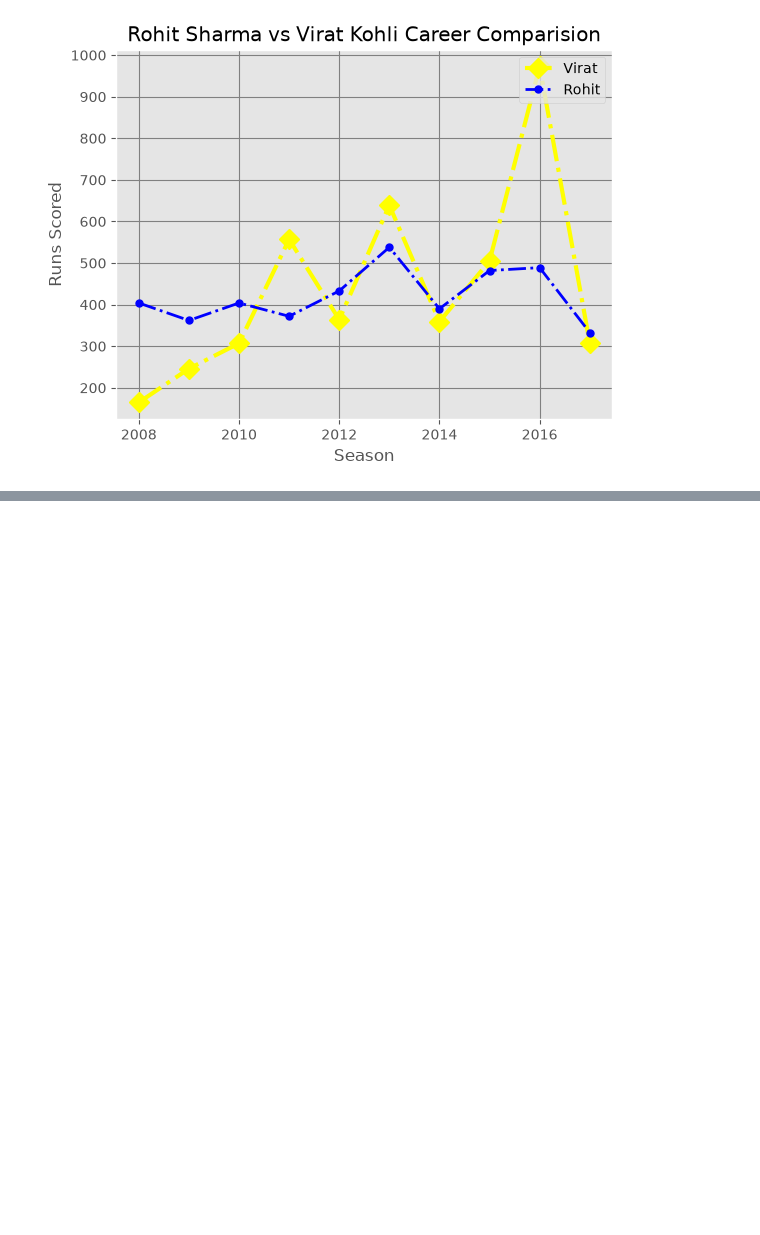
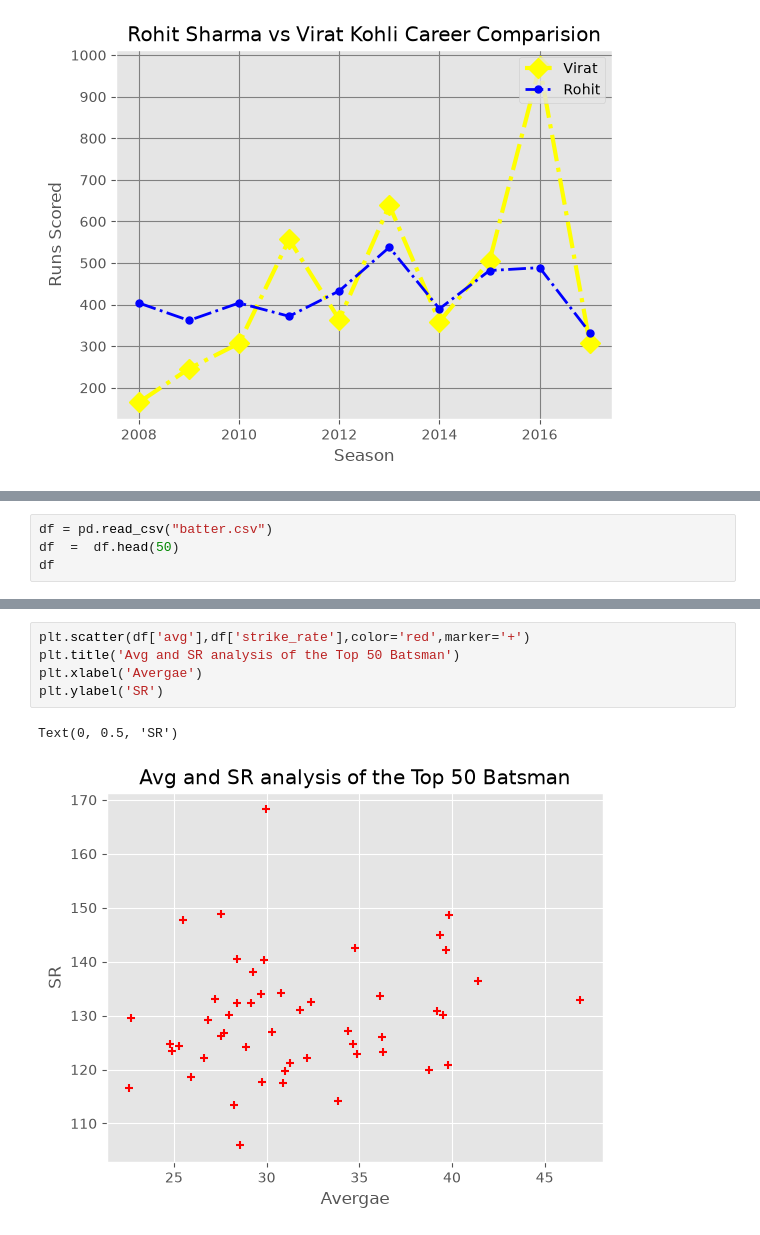
Before and after one commit to rabiuldiu30/Plotting-using-Matplotlib, a Jupyter notebook: matplotlib.ipynb, the cells around one changed output, grey strips where cells are left out. Saved outputs shown, nothing was run; the diff lists cells and outputs as text; blank space fills up the shorter version.

```diff
--- a/matplotlib.ipynb
+++ b/matplotlib.ipynb
@@ -115,0 +146,4 @@ plt.show()
+# %%
+df = pd.read_csv("batter.csv")
+df  =  df.head(50)
+df
@@ -115,0 +168,8 @@ plt.show()
+# %%
+plt.scatter(df['avg'],df['strike_rate'],color='red',marker='+')
+plt.title('Avg and SR analysis of the Top 50 Batsman')
+plt.xlabel('Avergae')
+plt.ylabel('SR')
+# %% [output]
+Text(0, 0.5, 'SR')
+[figure, added]
```
Also changed, not shown: parts of 8 cells of this notebook.
